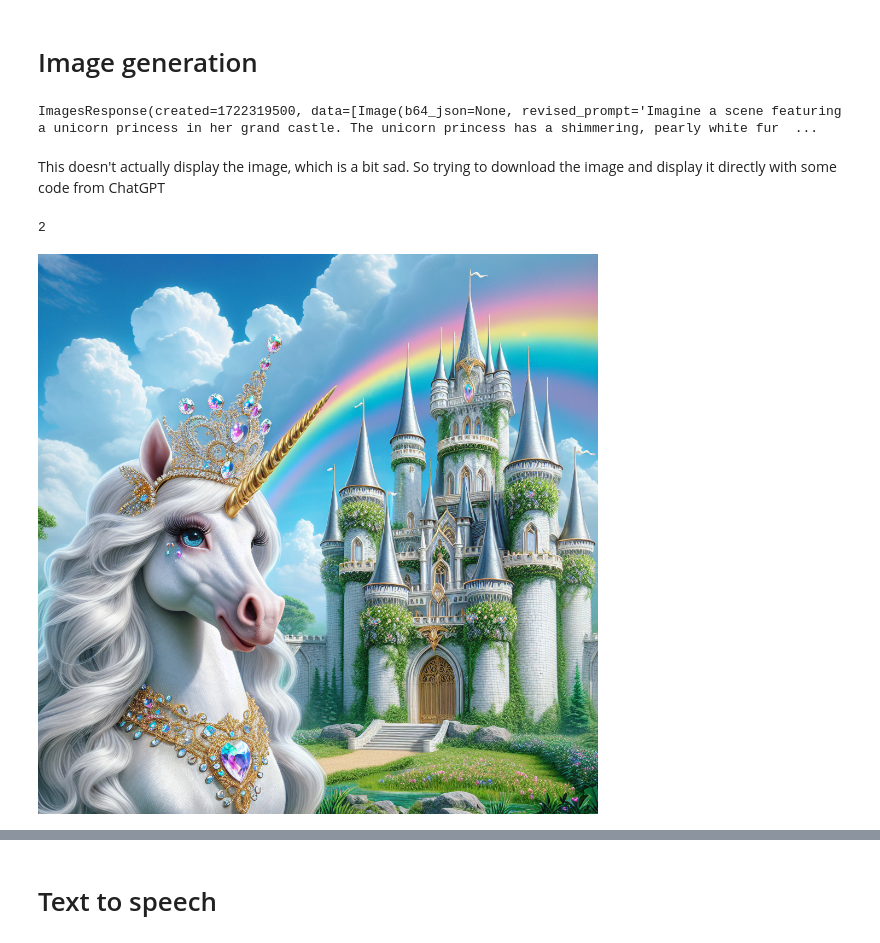
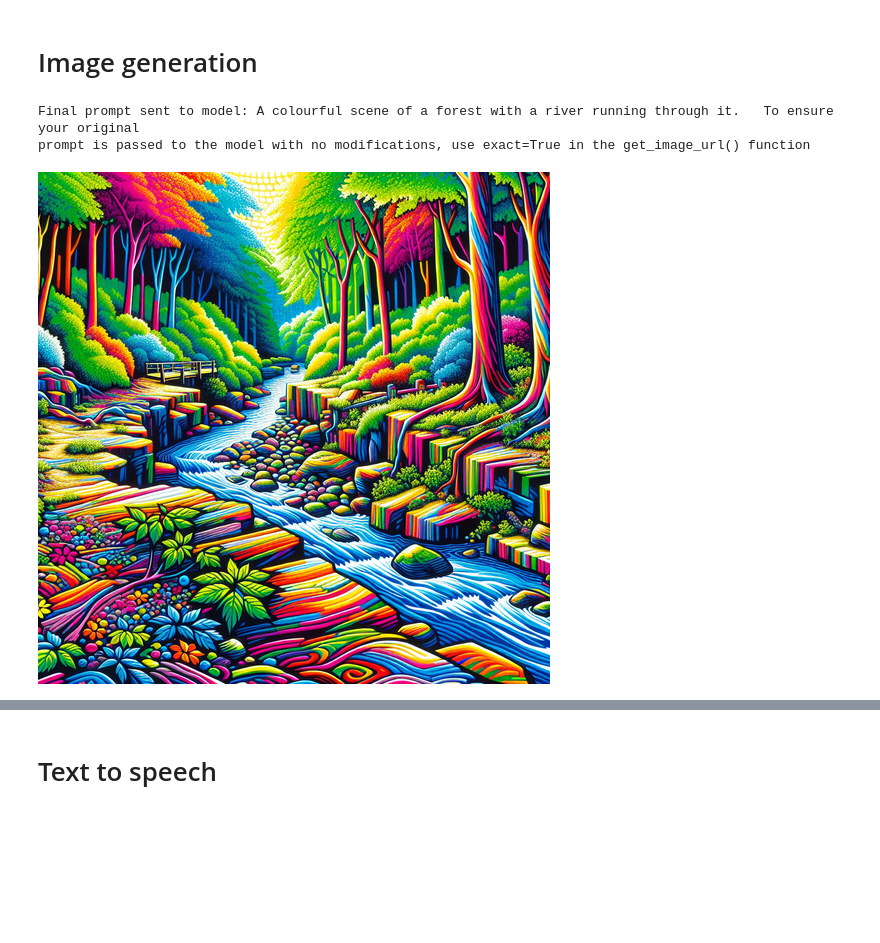
Before and after one commit to nikmitch/rag, a Jupyter notebook: openai-test.ipynb, the cells around one changed output, grey strips where cells are left out. Saved outputs shown, nothing was run; the diff lists cells and outputs as text; code cells hidden in the pictures; blank space fills up the shorter version.

Commit message:
cleaned up openai-test.ipynb examples

```diff
--- a/openai-test.ipynb
+++ b/openai-test.ipynb
@@ -45,20 +45,3 @@ print(embeddings)
 CreateEmbeddingResponse(data=[Embedding(embedding=[0.0022974968887865543, -0.00929788127541542, 0.01573975756764412, -0.007679478731006384, -0.004737793933600187, 0.014876609668135643, -0.009856388904 ...
 # %% [markdown]
 # Image generation
-# %%
-images_dalle = client.images.generate(
-  model = 'dall-e-3',
-  prompt="A unicorn princess in a beautiful castle with a rainbow outside",
-  n=1,
-  size="1024x1024"
-)
-
-print(images_dalle)
-# %% [output]
-ImagesResponse(created=1722319500, data=[Image(b64_json=None, revised_prompt='Imagine a scene featuring a unicorn princess in her grand castle. The unicorn princess has a shimmering, pearly white fur  ...
-# %% [markdown]
-This doesn't actually display the image, which is a bit sad. So trying to download the image and display it directly with some code from ChatGPT
-# %%
-len(images_dalle.data)
-# %% [output]
-2
@@ -69,9 +50,32 @@ import requests
 from PIL import Image
 from io import BytesIO
 import IPython.display as display
+import textwrap
 
-# Function to download and display an image from a URL
-def download_and_display_image(url):
+# Making a quick function to print things more nicely
+def wprint(text, width=120):
+    wrapped_text = textwrap.fill(text, width=width)
+    print(wrapped_text)
+
+prompt_minimal = "A colourful scene of a forest with a river running through it"
+
+def get_image_url(prompt_text, exact=False):
+    if exact:
+        prefix = "I NEED to test how the tool works with extremely simple prompts. DO NOT add any detail, just use it AS-IS:"
+    else:
+        prefix = ""
+
+    images_dalle = client.images.generate(
+        model='dall-e-3',
+        prompt=f"{prefix} {prompt_text}",
+        n=1,
+        size="1024x1024"
+    )
+    wprint(f"Final prompt sent to model: {images_dalle.data[0].revised_prompt}. \n\nTo ensure your original prompt is passed to the model with no modifications, use exact=True in the get_image_url() function")
+    return images_dalle.data[0].url
+
+# Function to download and display an image from a URL with a scaling factor
+def download_and_display_image(url, scale_factor=1.0):
     # Send a GET request to the URL
     response = requests.get(url)
 
@@ -83,15 +87,23 @@ def download_and_display_image(url):
         # Open the image using PIL
         image = Image.open(BytesIO(image_data))
 
+        # Resize the image based on the scale factor
+        if scale_factor != 1.0:
+            new_size = (int(image.width * scale_factor), int(image.height * scale_factor))
+            image = image.resize(new_size, Image.LANCZOS)
+
         # Display the image in the notebook
         display.display(image)
     else:
         print("Failed to download image. Status code:", response.status_code)
 
-# URL of the image you want to download and display
-# image_url = "https://example.com/path/to/image.jpg"
-
-# Download and display the image
-download_and_display_image(image_url)
+# # Example usage
+# image_url = get_image_url(prompt_minimal)
+# download_and_display_image(image_url, scale_factor=0.5)  # Change scale_factor to desired value
-# %% [output]
-[figure, removed]
+# %%
+#minimal prompt (exact)
+download_and_display_image(get_image_url(prompt_minimal, exact = True), scale_factor = 0.5)
+# %% [output]
+Final prompt sent to model: A colourful scene of a forest with a river running through it.   To ensure your original
+prompt is passed to the model with no modifications, use exact=True in the get_image_url() function
+[figure, added]
```
Also changed, not shown: parts of 6 cells of this notebook.
